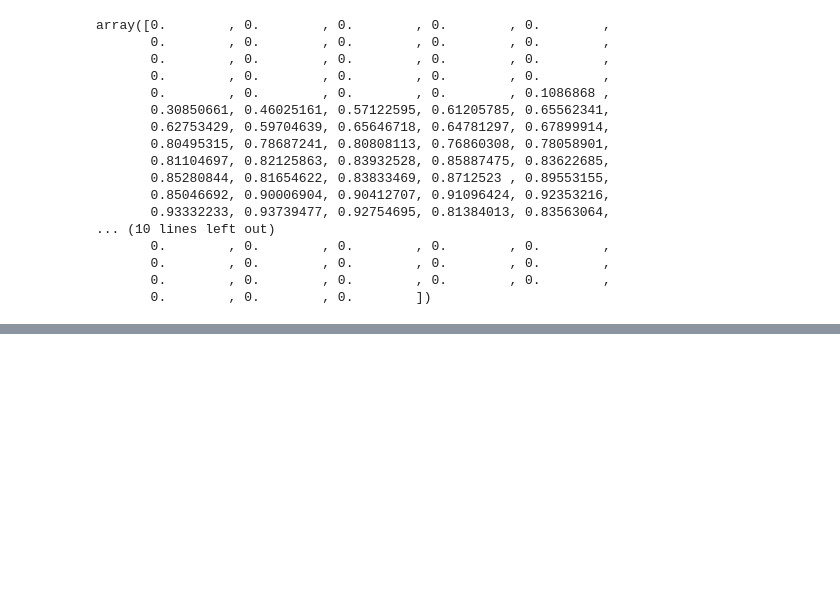
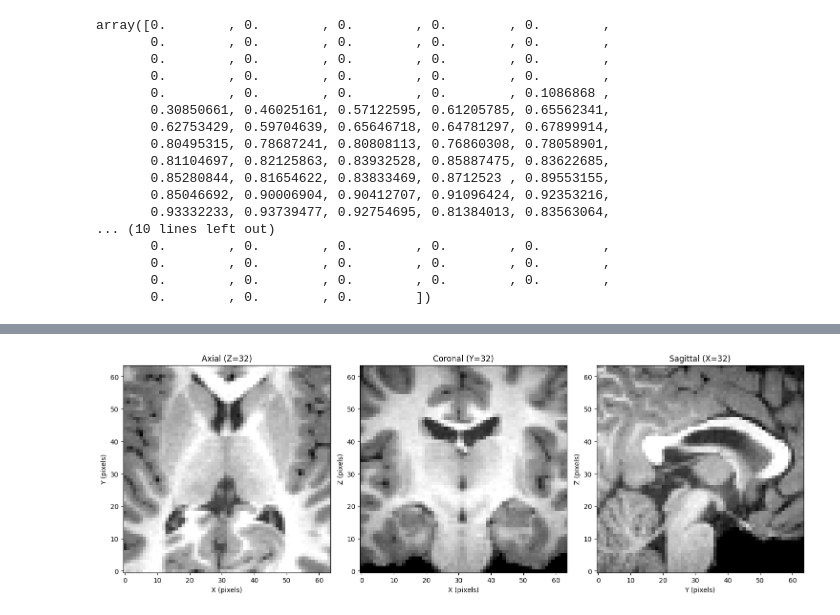
Before and after one commit to eplarocco/CHMCorr_Autism_Research, a Jupyter notebook: 02_EDA.ipynb, the cells around one changed output, grey strips where cells are left out. Saved outputs shown, nothing was run; the diff lists cells and outputs as text; code cells hidden in the pictures; blank space fills up the shorter version.

Commit message:
cropping to 64x64x64 - middle

```diff
--- a/02_EDA.ipynb
+++ b/02_EDA.ipynb
@@ -576,0 +701,36 @@ plt.show()
+# %%
+# Check Image
+image_path = Path.cwd() / "Middle_Data/ABIDE_COMBINED/test/29864_prep.nii.gz"
+img = nib.load(image_path)
+data = np.squeeze(img.get_fdata())  # shape: (64,64,64)
+
+# Select middle slices for axial, coronal, and sagittal views
+mid_x = data.shape[0] // 2
+mid_y = data.shape[1] // 2
+mid_z = data.shape[2] // 2
+
+# Plot using matplotlib
+fig, axes = plt.subplots(1, 3, figsize=(15, 5))
+
+# Axial (Z slice)
+axes[0].imshow(data[:, :, mid_z].T, cmap='gray', origin='lower')
+axes[0].set_title(f'Axial (Z={mid_z})')
+axes[0].set_xlabel('X (pixels)')
+axes[0].set_ylabel('Y (pixels)')
+
+# Coronal (Y slice)
+axes[1].imshow(data[:, mid_y, :].T, cmap='gray', origin='lower')
+axes[1].set_title(f'Coronal (Y={mid_y})')
+axes[1].set_xlabel('X (pixels)')
+axes[1].set_ylabel('Z (pixels)')
+
+# Sagittal (X slice)
+axes[2].imshow(data[mid_x, :, :].T, cmap='gray', origin='lower')
+axes[2].set_title(f'Sagittal (X={mid_x})')
+axes[2].set_xlabel('Y (pixels)')
+axes[2].set_ylabel('Z (pixels)')
+
+plt.tight_layout()
+plt.show()
+# %% [output]
+[figure, added]
```
Also changed, not shown: parts of 10 cells of this notebook, 1 other file.
